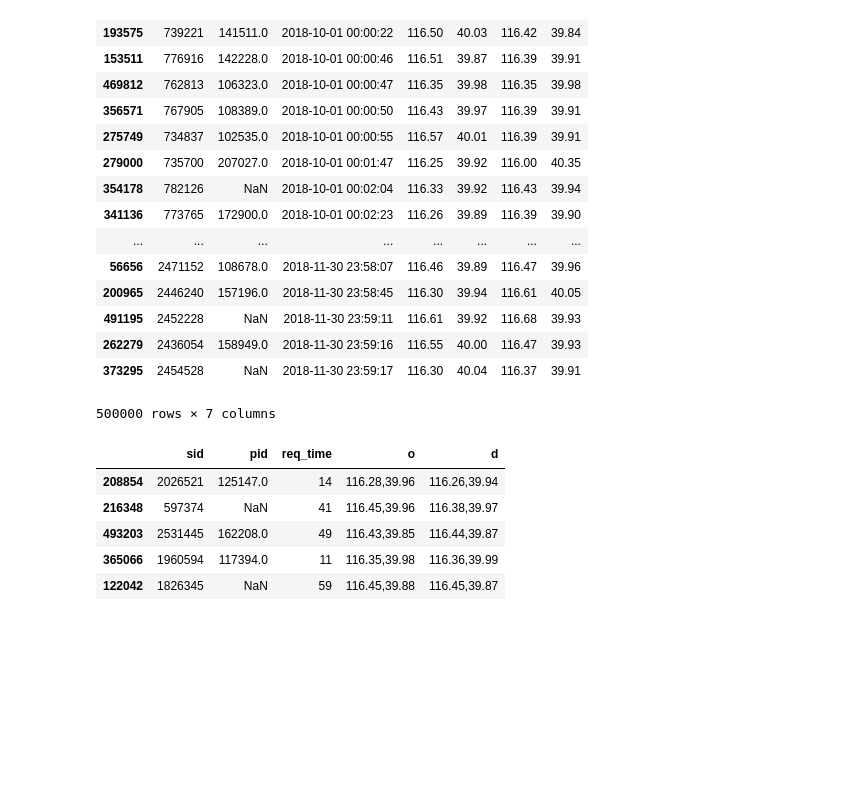
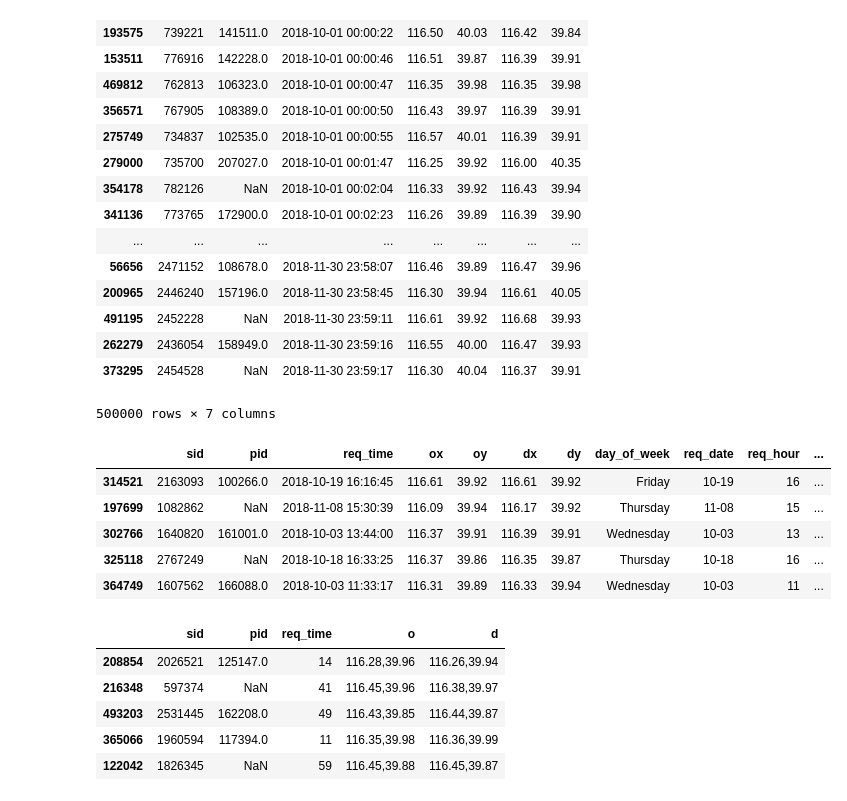
Before and after one commit to AlessandroVol23/kdd-cup-2019, a Jupyter notebook: notebooks/1_AB_EDA.ipynb, the cells around one changed output. Cells and saved outputs as stored; diff of their text form; code cells hidden in the pictures; blank space fills up the shorter version.

```diff
--- a/notebooks/1_AB_EDA.ipynb
+++ b/notebooks/1_AB_EDA.ipynb
@@ -117,6 +117,21 @@ df_queries.sort_values('req_time')
 | 262279 | 2436054 | 158949.0 | 2018-11-30 23:59:16 | 116.55 | 40.00 | 116.47 | 39.93 |
 | 373295 | 2454528 | NaN | 2018-11-30 23:59:17 | 116.30 | 40.04 | 116.37 | 39.91 |
 500000 rows × 7 columns
+# %%
+df_queries['req_time'] = pd.to_datetime(df_queries['req_time'])
+df_queries['day_of_week'] = df_queries['req_time'].dt.day_name()
+df_queries['req_date'] = df_queries['req_time'].dt.strftime('%m-%d')
+df_queries['req_hour'] = df_queries['req_time'].dt.hour
+df_queries['req_minute'] = df_queries['req_time'].dt.minute
+# %%
+df_queries.sample(5)
+# %% [output]
+|  | sid | pid | req_time | ox | oy | dx | dy | day_of_week | req_date | req_hour | ... |
+| 314521 | 2163093 | 100266.0 | 2018-10-19 16:16:45 | 116.61 | 39.92 | 116.61 | 39.92 | Friday | 10-19 | 16 | ... |
+| 197699 | 1082862 | NaN | 2018-11-08 15:30:39 | 116.09 | 39.94 | 116.17 | 39.92 | Thursday | 11-08 | 15 | ... |
+| 302766 | 1640820 | 161001.0 | 2018-10-03 13:44:00 | 116.37 | 39.91 | 116.39 | 39.91 | Wednesday | 10-03 | 13 | ... |
+| 325118 | 2767249 | NaN | 2018-10-18 16:33:25 | 116.37 | 39.86 | 116.35 | 39.87 | Thursday | 10-18 | 16 | ... |
+| 364749 | 1607562 | 166088.0 | 2018-10-03 11:33:17 | 116.31 | 39.89 | 116.33 | 39.94 | Wednesday | 10-03 | 11 | ... |
 # %%
 reg_day = re.compile("-(\d\d) ")
 reg_month = re.compile("-(\d\d)-")
```
Also changed, not shown: 15 other files.
